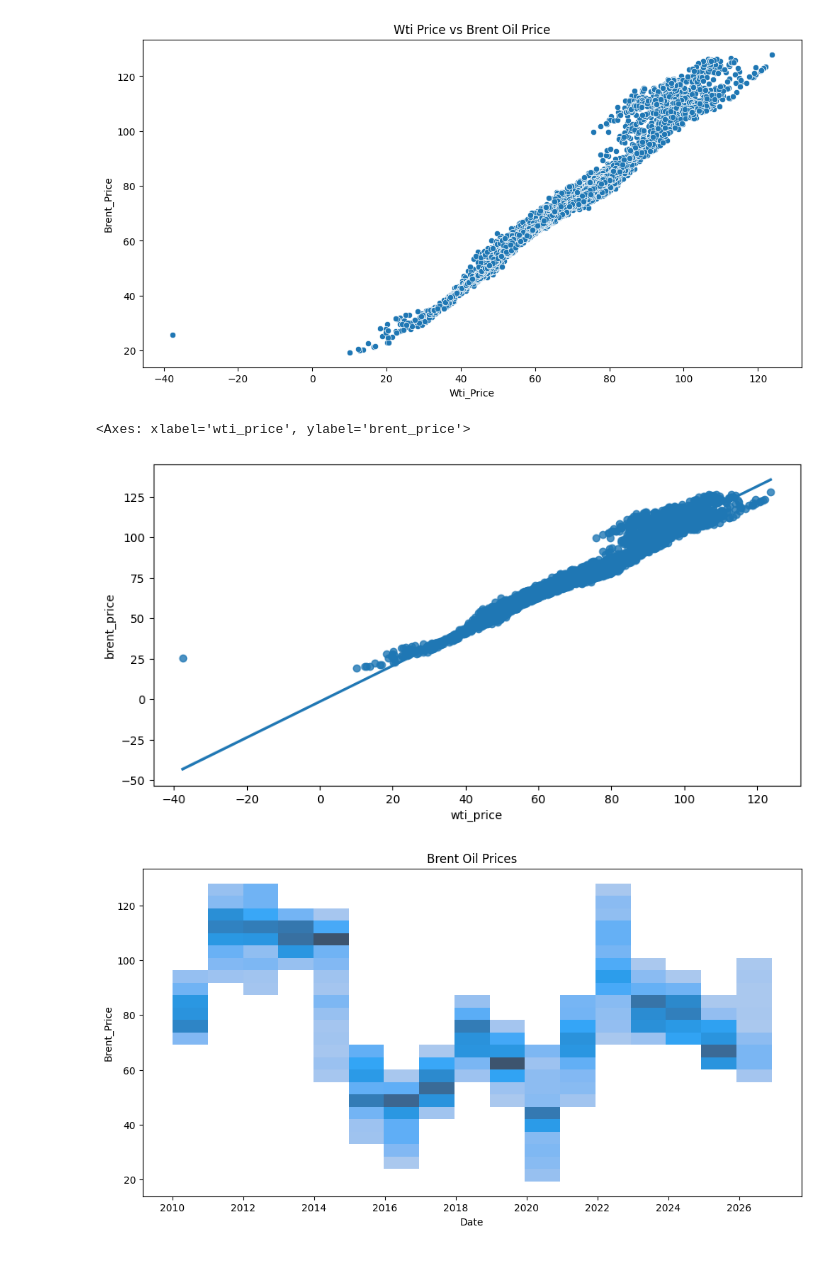
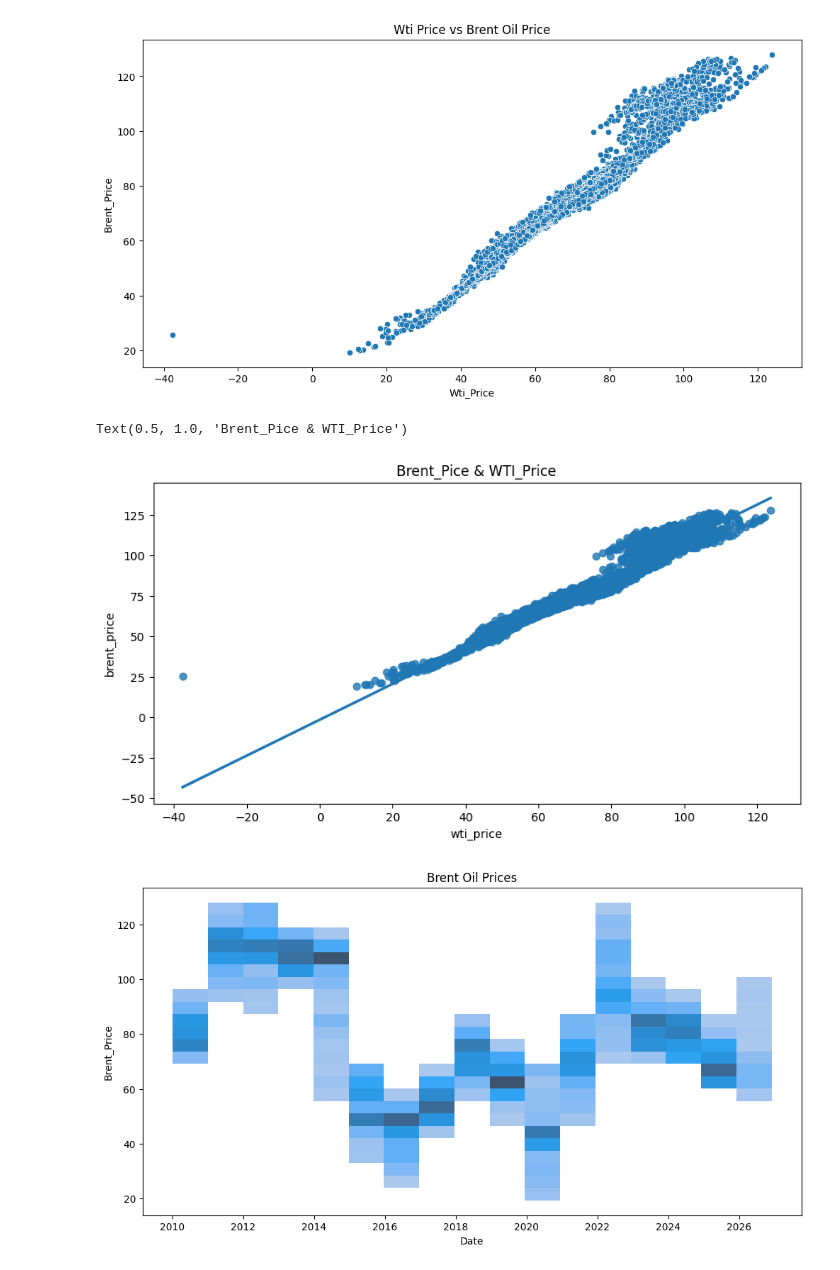
Before and after one commit to RAHEEL-HASSAN-WORK/Oil_Geopolitics_Analysis, a Jupyter notebook: Oil_Geopolitics.ipynb, the cells around one changed output. Cells and saved outputs as stored; diff of their text form; code cells hidden in the pictures.

```diff
--- a/Oil_Geopolitics.ipynb
+++ b/Oil_Geopolitics.ipynb
@@ -154,9 +154,10 @@ plt.show()
 # %%
 plt.figure(figsize=(10,5))
 sns.regplot(x='wti_price', y='brent_price', data=df)
+plt.title("Brent_Pice & WTI_Price")
 # %% [output]
-<Axes: xlabel='wti_price', ylabel='brent_price'>
+Text(0.5, 1.0, 'Brent_Pice & WTI_Price')
-[figure, old version]
+[figure, new version]
 # %%
 plt.figure(figsize=(12,6))
 sns.histplot(x='date', y='brent_price', data=df)
```
Also changed, not shown: parts of 6 cells of this notebook.
